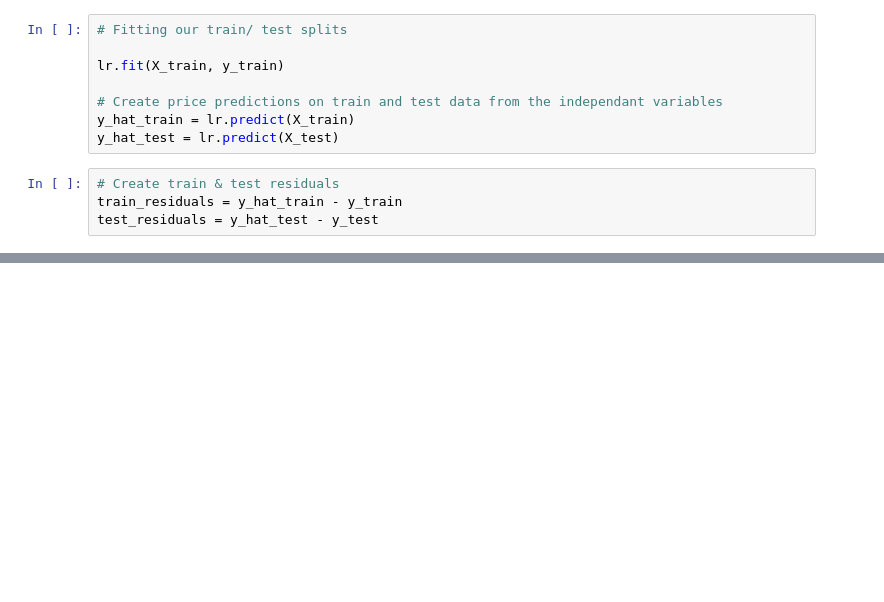
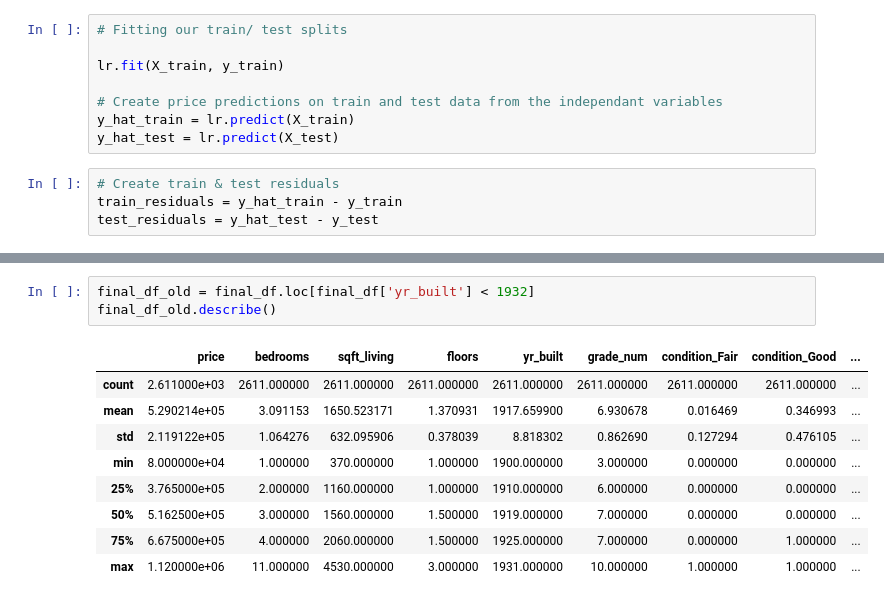
Before and after one commit to heathlikethecandybar/dsc-phase-2-project-v2-3, a Jupyter notebook: phase_2_project.ipynb, the cells around one changed output, grey strips where cells are left out. Drawn from its saved outputs; the diff is of its cells as text; blank space fills up the shorter version.

```diff
--- a/phase_2_project.ipynb
+++ b/phase_2_project.ipynb
@@ -1652,0 +1460,13 @@ plt.legend()
+# %%
+final_df_old = final_df.loc[final_df['yr_built'] < 1932]
+final_df_old.describe()
+# %% [output]
+|  | price | bedrooms | sqft_living | floors | yr_built | grade_num | condition_Fair | condition_Good | ... |
+| count | 2.611000e+03 | 2611.000000 | 2611.000000 | 2611.000000 | 2611.000000 | 2611.000000 | 2611.000000 | 2611.000000 | ... |
+| mean | 5.290214e+05 | 3.091153 | 1650.523171 | 1.370931 | 1917.659900 | 6.930678 | 0.016469 | 0.346993 | ... |
+| std | 2.119122e+05 | 1.064276 | 632.095906 | 0.378039 | 8.818302 | 0.862690 | 0.127294 | 0.476105 | ... |
+| min | 8.000000e+04 | 1.000000 | 370.000000 | 1.000000 | 1900.000000 | 3.000000 | 0.000000 | 0.000000 | ... |
+| 25% | 3.765000e+05 | 2.000000 | 1160.000000 | 1.000000 | 1910.000000 | 6.000000 | 0.000000 | 0.000000 | ... |
+| 50% | 5.162500e+05 | 3.000000 | 1560.000000 | 1.500000 | 1919.000000 | 7.000000 | 0.000000 | 0.000000 | ... |
+| 75% | 6.675000e+05 | 4.000000 | 2060.000000 | 1.500000 | 1925.000000 | 7.000000 | 0.000000 | 1.000000 | ... |
+| max | 1.120000e+06 | 11.000000 | 4530.000000 | 3.000000 | 1931.000000 | 10.000000 | 1.000000 | 1.000000 | ... |
```
Also changed, not shown: parts of 41 cells of this notebook, 1 other file.
